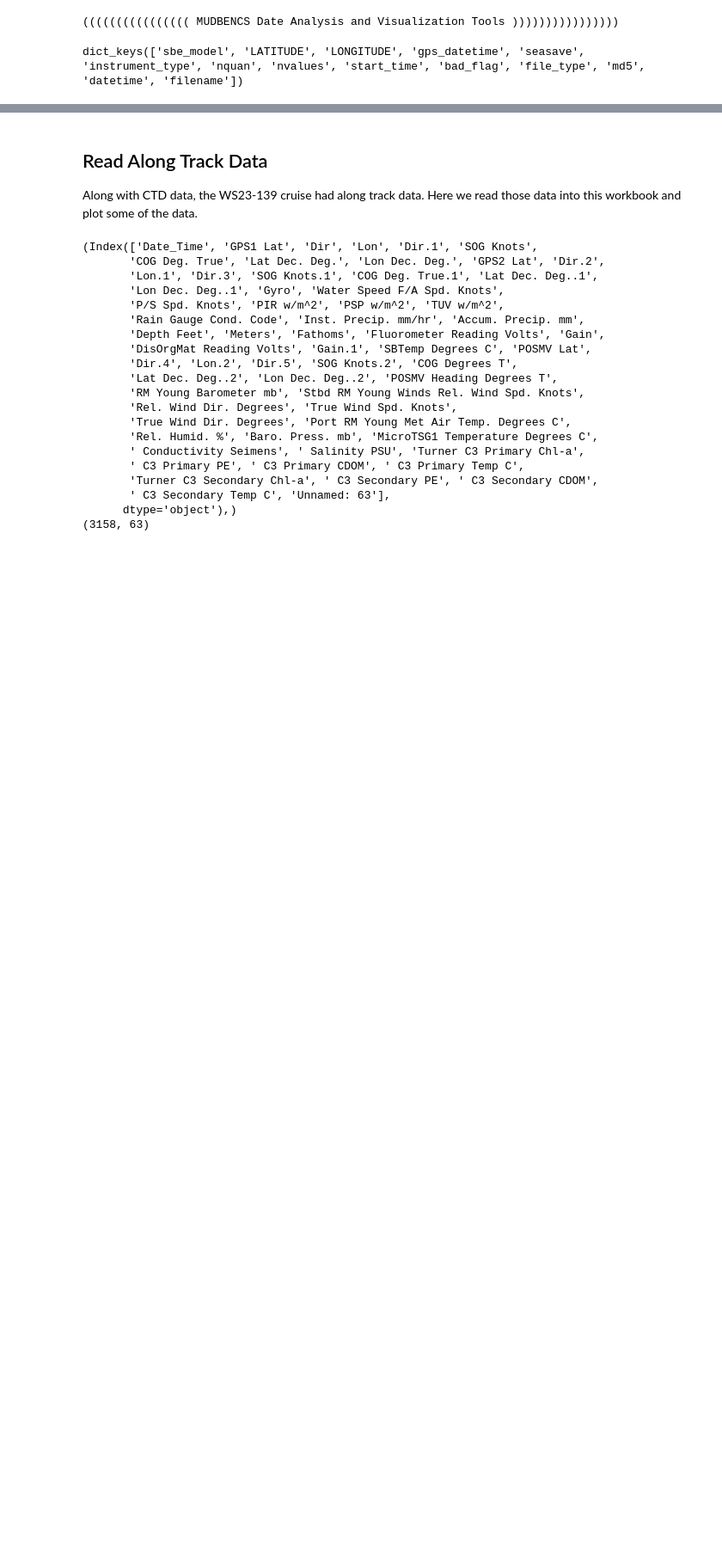
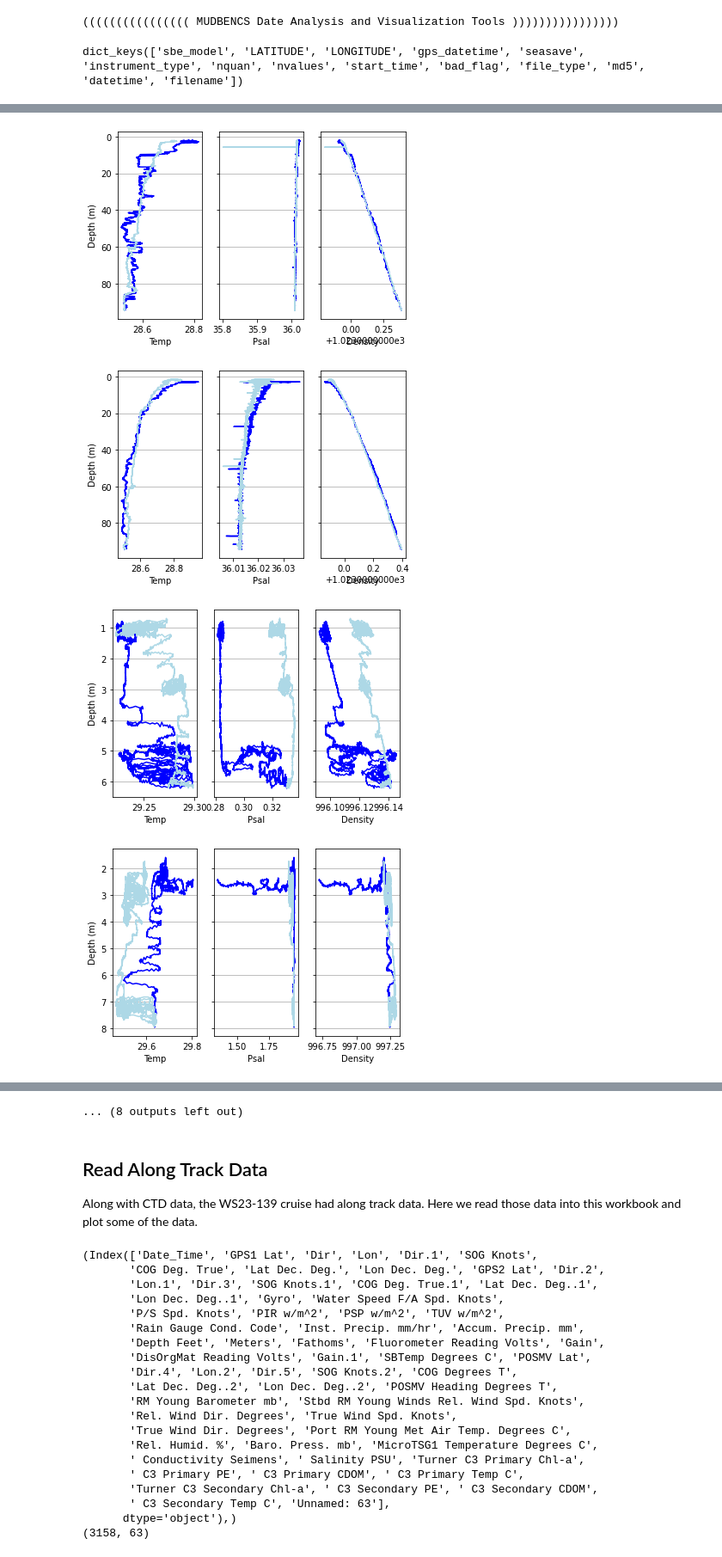
Before and after one commit to DirtBurner/MUDBENCS, a Jupyter notebook: MUDBENCS_CTD.ipynb, the cells around one changed output, grey strips where cells are left out. Shown at 86% size. Cells and saved outputs as stored; diff of their text form; code cells hidden in the pictures; blank space fills up the shorter version.

```diff
--- a/MUDBENCS_CTD.ipynb
+++ b/MUDBENCS_CTD.ipynb
@@ -49,0 +40,41 @@ print(type(dat_nc['PSAL'][0]))
+# %%
+#Create list of stations and sequential CTDs
+CTD_list = [
+    'STN02_01CTD',
+    'STN02_02CTD',
+    'STN04_03CTD',
+    'STN05_04CTD',
+    'STN06_05CTD',
+    'STN07_06CTD',
+    'STN08_07CTD',
+    'STN10_08CTD',
+    'STN10_09CTD',
+    'STN11_10CTD',
+    'STN11_11CTD',
+    'STN12_12CTD',
+    'STN15_13CTD',
+    'STN16_14CTD',
+    'STN16_15CTD',
+    'STN17_16CTD',
+    'STN18_17CTD',
+    'STN20_18CTD',
+    'STN21_19CTD',
+    'STN21_20CTD'
+]
+
+#Specify Directory:
+directory = 'C:/Users/beros/Box/UDrive_brosenheim/My_Documents/Research/Seagoing Expeditions/CHEM-OCE Guianas Mudbanks 2020/Expedition prep/MUDBENCS/CTD_Data'
+
+#Iterate through the list, processing and saving files
+for z, ctd in enumerate(CTD_list):
+    filein = 'WS23139_'+ctd+'.cnv'      #Construct filename for cnv files (inputs)
+    dat_nc = fCNV(filein)
+    down_df, up_df, bottom, ax = MB.plot_profile(dat_nc, [ 'TEMP', 'PSAL', 'density'], direction='both')
+    directory = 'C:/Users/beros/Box/UDrive_brosenheim/My_Documents/Research/Seagoing Expeditions/CHEM-OCE Guianas Mudbanks 2020/Expedition prep/MUDBENCS/CTD_Data'
+    fileout = 'WS23139_'+ctd+'Temp_Sal_Rho.svg'
+    plt.savefig(directory+'/'+fileout, dpi=300)
+# %% [output]
+[figure, added]
+[figure, added]
+[figure, added]
+[figure, added]
@@ -50,3 +89,4 @@ print(type(dat_nc['PSAL'][0]))
+... (8 outputs left out)
 # %% [markdown]
 ## Read Along Track Data
 Along with CTD data, the WS23-139 cruise had along track data. Here we read those data into this workbook and plot some of the data.
```
Also changed, not shown: parts of 11 cells of this notebook, 4 other files.
